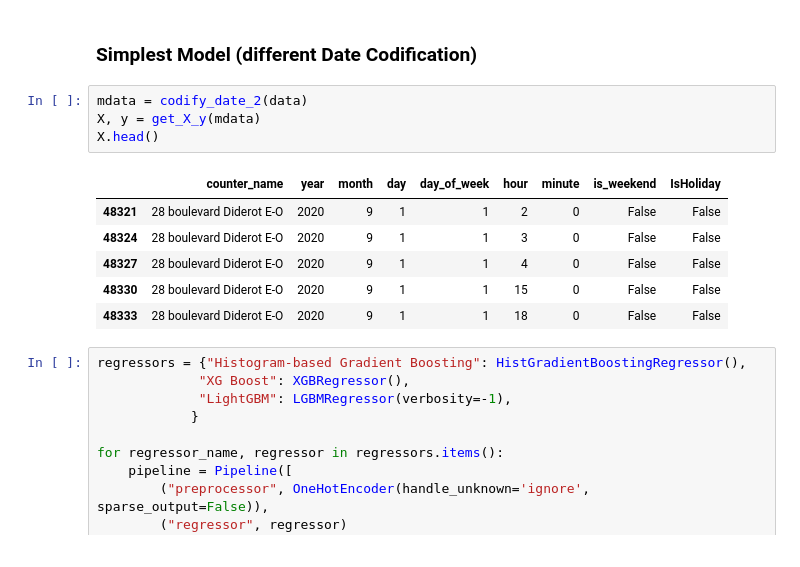
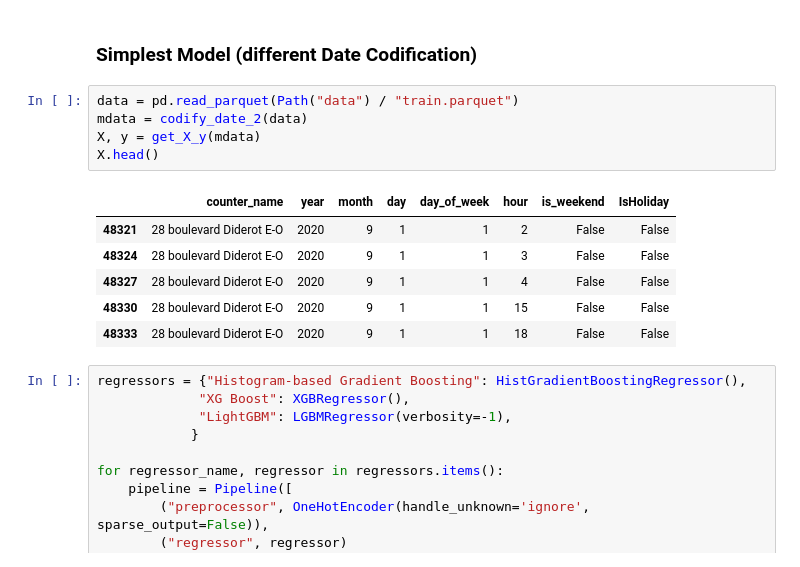
Before and after one commit to maximotk/bike_counters, a Jupyter notebook: Model_Testing.ipynb, the cells around one changed output. Drawn from its saved outputs; the diff is of its cells as text.

```diff
--- a/Model_Testing.ipynb
+++ b/Model_Testing.ipynb
@@ -62,16 +62,17 @@ LightGBM - The accuracy is: -0.95777 +- 0.162
 # %% [markdown]
 ### Simplest Model (different Date Codification)
 # %%
+data = pd.read_parquet(Path("data") / "train.parquet")
 mdata = codify_date_2(data)
 X, y = get_X_y(mdata)
 X.head()
 # %% [output]
-|  | counter_name | year | month | day | day_of_week | hour | minute | is_weekend | IsHoliday |
-| 48321 | 28 boulevard Diderot E-O | 2020 | 9 | 1 | 1 | 2 | 0 | False | False |
-| 48324 | 28 boulevard Diderot E-O | 2020 | 9 | 1 | 1 | 3 | 0 | False | False |
-| 48327 | 28 boulevard Diderot E-O | 2020 | 9 | 1 | 1 | 4 | 0 | False | False |
-| 48330 | 28 boulevard Diderot E-O | 2020 | 9 | 1 | 1 | 15 | 0 | False | False |
-| 48333 | 28 boulevard Diderot E-O | 2020 | 9 | 1 | 1 | 18 | 0 | False | False |
+|  | counter_name | year | month | day | day_of_week | hour | is_weekend | IsHoliday |
+| 48321 | 28 boulevard Diderot E-O | 2020 | 9 | 1 | 1 | 2 | False | False |
+| 48324 | 28 boulevard Diderot E-O | 2020 | 9 | 1 | 1 | 3 | False | False |
+| 48327 | 28 boulevard Diderot E-O | 2020 | 9 | 1 | 1 | 4 | False | False |
+| 48330 | 28 boulevard Diderot E-O | 2020 | 9 | 1 | 1 | 15 | False | False |
+| 48333 | 28 boulevard Diderot E-O | 2020 | 9 | 1 | 1 | 18 | False | False |
 # %%
 regressors = {"Histogram-based Gradient Boosting": HistGradientBoostingRegressor(),
              "XG Boost": XGBRegressor(),
```
Also changed, not shown: parts of 15 cells of this notebook, 2 other files.
